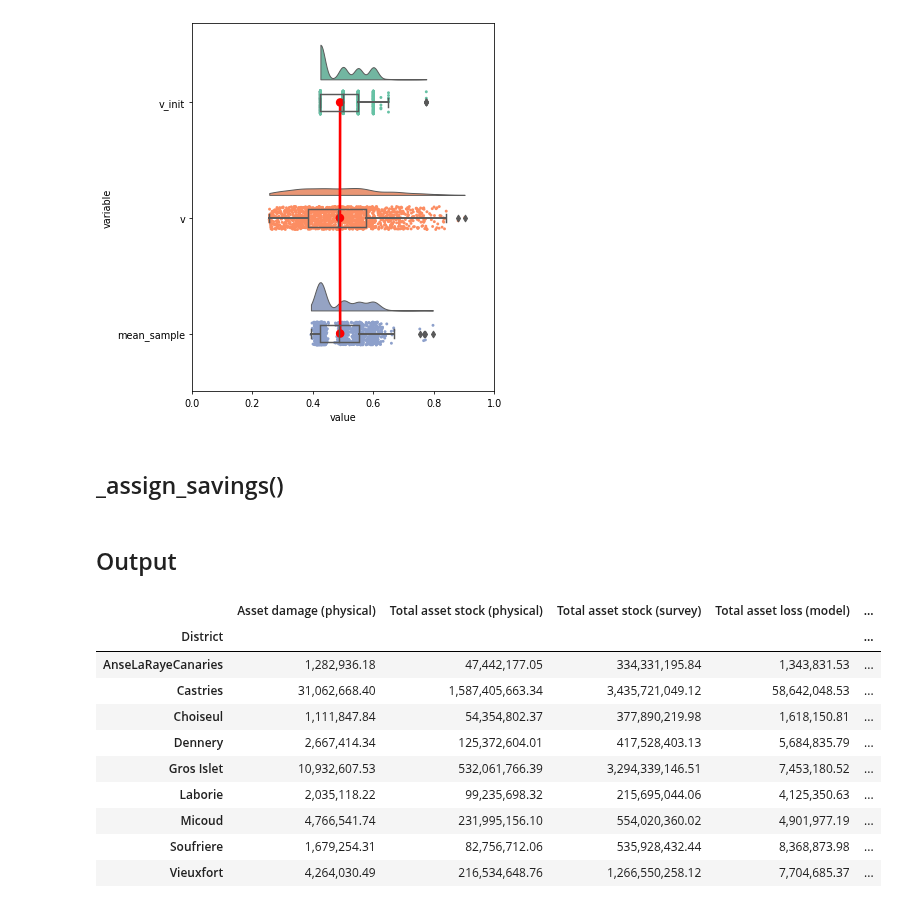
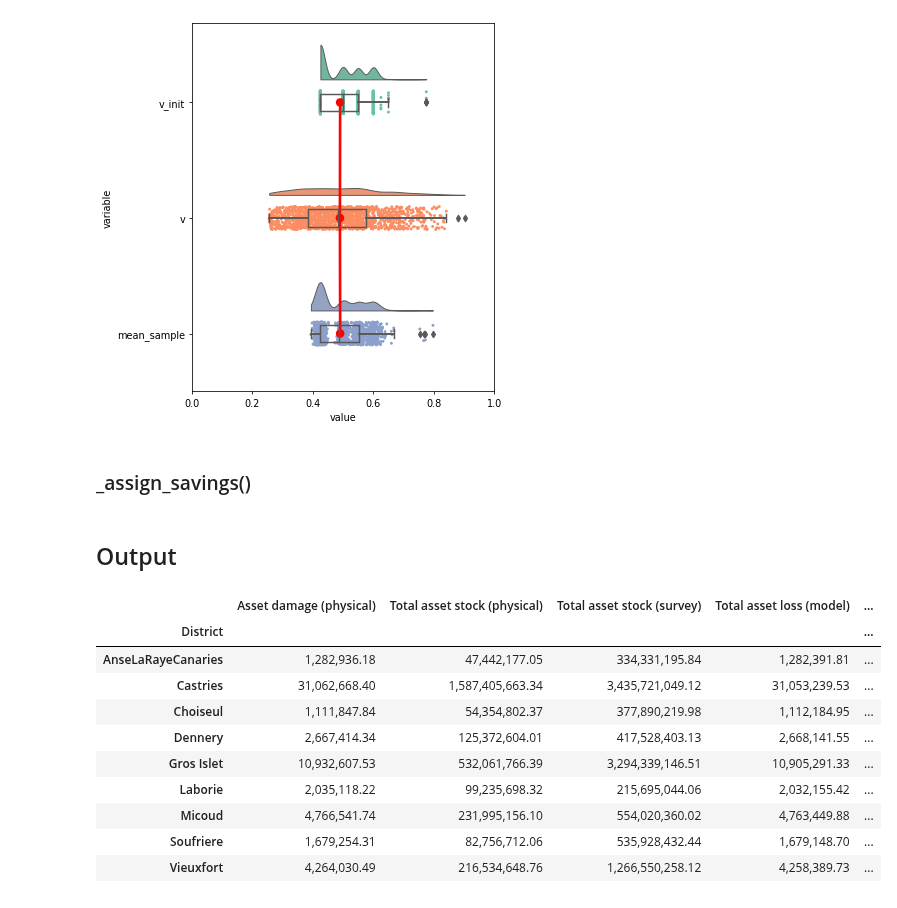
Before and after one commit to mikhailsirenko/unbreakable, a Jupyter notebook: notebooks/verification.ipynb, the cells around one changed output. Saved outputs shown, nothing was run; the diff lists cells and outputs as text; code cells hidden in the pictures.

```diff
--- a/notebooks/verification.ipynb
+++ b/notebooks/verification.ipynb
@@ -232,12 +236,12 @@ plt.tight_layout()
 # %% [output]
 [figure]
 # %% [markdown]
-## _assign_savings()
+### _assign_savings()
 # %% [markdown]
 ## Output
 # %%
 # Load results
-results = load_results('../results/results_1.tar.gz')
+results = load_results('../results/scenarios=300, policies=0.tar.gz')
 outcomes = prepare_outcomes_dataframe(results)
 outcomes.set_index('district', inplace=True)
 experiments = results[0]
@@ -251,19 +255,19 @@ d = {'event_damage': 'Asset damage (physical)',
 # %%
 df = outcomes.copy()
 df = df[list(d.keys())].round()
 df.columns = list(d.values())
 df.index.name = 'District'
 # Print df with comma separator for thousands with 2 decimals
-df.style.format("{:,.2f}")
+df.groupby('District').mean().round(2).style.format("{:,.2f}")
 # %% [output]
 |  | Asset damage (physical) | Total asset stock (physical) | Total asset stock (survey) | Total asset loss (model) | ... |
 | District |  |  |  |  | ... |
-| AnseLaRayeCanaries | 1,282,936.18 | 47,442,177.05 | 334,331,195.84 | 1,343,831.53 | ... |
-| Castries | 31,062,668.40 | 1,587,405,663.34 | 3,435,721,049.12 | 58,642,048.53 | ... |
-| Choiseul | 1,111,847.84 | 54,354,802.37 | 377,890,219.98 | 1,618,150.81 | ... |
-| Dennery | 2,667,414.34 | 125,372,604.01 | 417,528,403.13 | 5,684,835.79 | ... |
-| Gros Islet | 10,932,607.53 | 532,061,766.39 | 3,294,339,146.51 | 7,453,180.52 | ... |
-| Laborie | 2,035,118.22 | 99,235,698.32 | 215,695,044.06 | 4,125,350.63 | ... |
-| Micoud | 4,766,541.74 | 231,995,156.10 | 554,020,360.02 | 4,901,977.19 | ... |
-| Soufriere | 1,679,254.31 | 82,756,712.06 | 535,928,432.44 | 8,368,873.98 | ... |
-| Vieuxfort | 4,264,030.49 | 216,534,648.76 | 1,266,550,258.12 | 7,704,685.37 | ... |
+| AnseLaRayeCanaries | 1,282,936.18 | 47,442,177.05 | 334,331,195.84 | 1,282,391.81 | ... |
+| Castries | 31,062,668.40 | 1,587,405,663.34 | 3,435,721,049.12 | 31,053,239.53 | ... |
+| Choiseul | 1,111,847.84 | 54,354,802.37 | 377,890,219.98 | 1,112,184.95 | ... |
+| Dennery | 2,667,414.34 | 125,372,604.01 | 417,528,403.13 | 2,668,141.55 | ... |
+| Gros Islet | 10,932,607.53 | 532,061,766.39 | 3,294,339,146.51 | 10,905,291.33 | ... |
+| Laborie | 2,035,118.22 | 99,235,698.32 | 215,695,044.06 | 2,032,155.42 | ... |
+| Micoud | 4,766,541.74 | 231,995,156.10 | 554,020,360.02 | 4,763,449.88 | ... |
+| Soufriere | 1,679,254.31 | 82,756,712.06 | 535,928,432.44 | 1,679,148.70 | ... |
+| Vieuxfort | 4,264,030.49 | 216,534,648.76 | 1,266,550,258.12 | 4,258,389.73 | ... |
```
Also changed, not shown: parts of 1 cell of this notebook.
